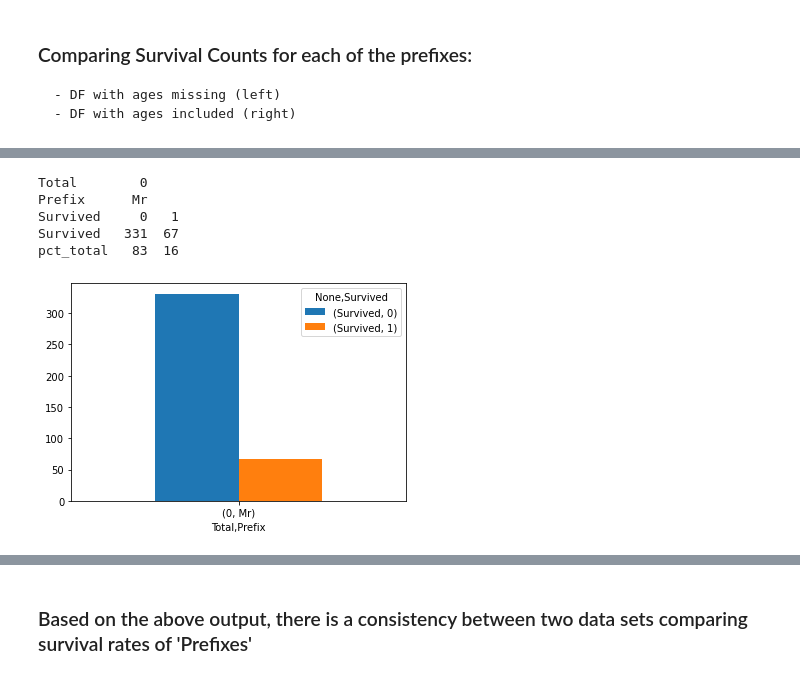
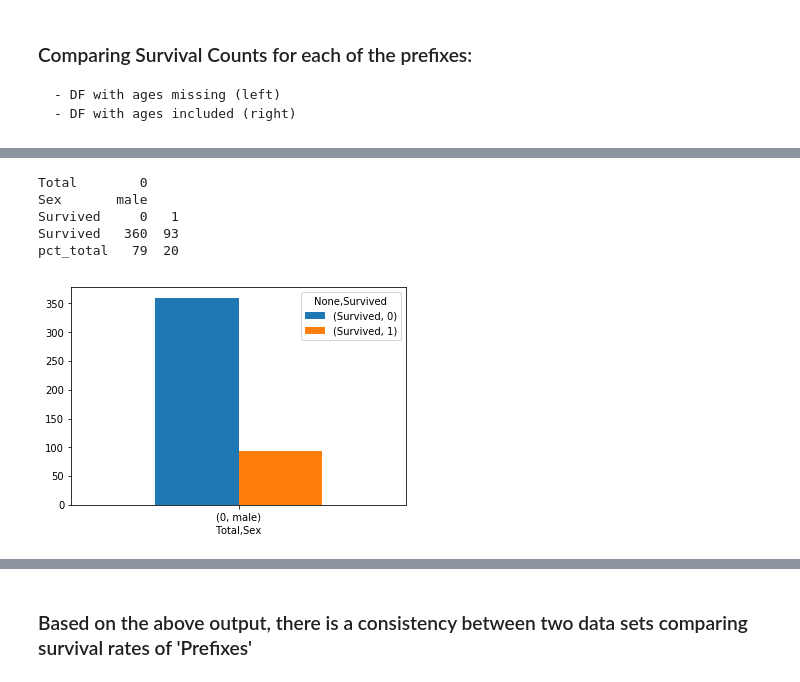
Before and after one commit to mdpurvis/kaggle_competitions, a Jupyter notebook: titanic/notebooks/01 Data Due Diligence.ipynb, the cells around one changed output, grey strips where cells are left out. Cells and saved outputs as stored; diff of their text form; code cells hidden in the pictures.

```diff
--- a/titanic/notebooks/01 Data Due Diligence.ipynb
+++ b/titanic/notebooks/01 Data Due Diligence.ipynb
@@ -2,6 +2,7 @@
 import pandas as pd
 
 import seaborn as sns
+plt.rcParams['figure.figsize'] =(45,15)
 import matplotlib.pyplot as plt
 
 import sys
@@ -298,15 +299,15 @@ pct_total   88  11
 # %%
 review_detail(df_age_incl,
               'Total', "",
-              'Prefix', 'Mr',
+              'Sex', 'male',
               False,'count','all', False)
 # %% [output]
 Total        0
-Prefix      Mr
+Sex       male
 Survived     0   1
-Survived   331  67
-pct_total   83  16
+Survived   360  93
+pct_total   79  20
-[figure, old version]
+[figure, new version]
 # %%
 review_detail(df_age_missing,
               'Total', "",
```
Also changed, not shown: parts of 22 cells of this notebook.
